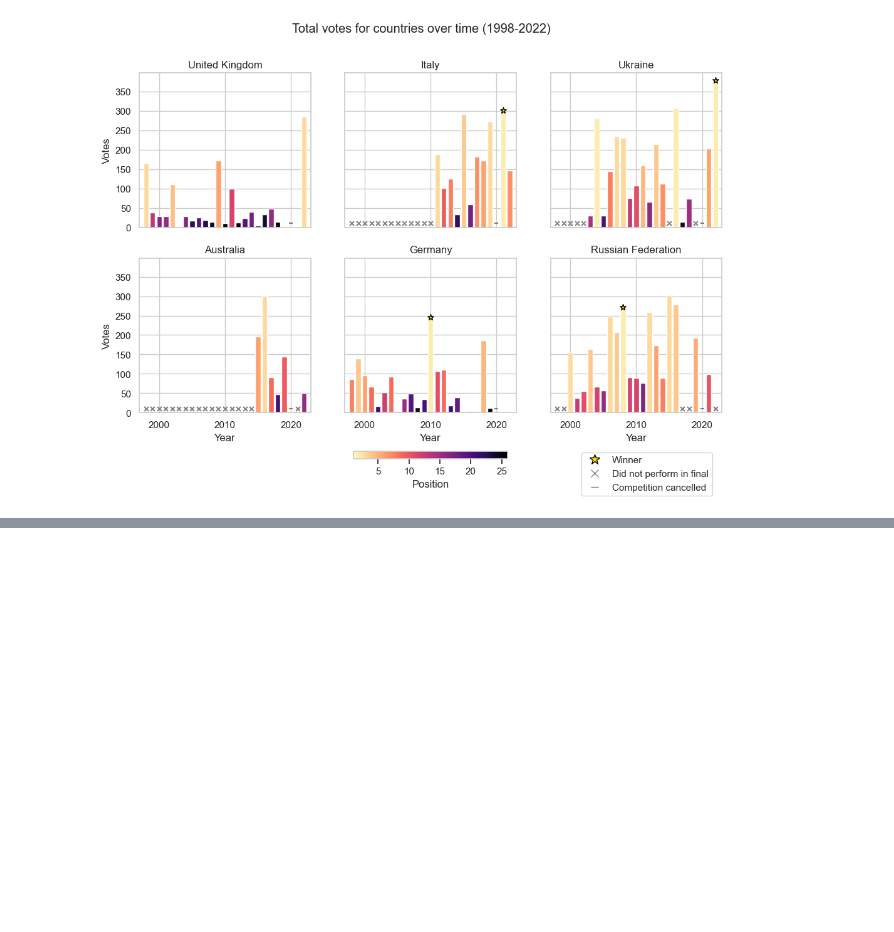
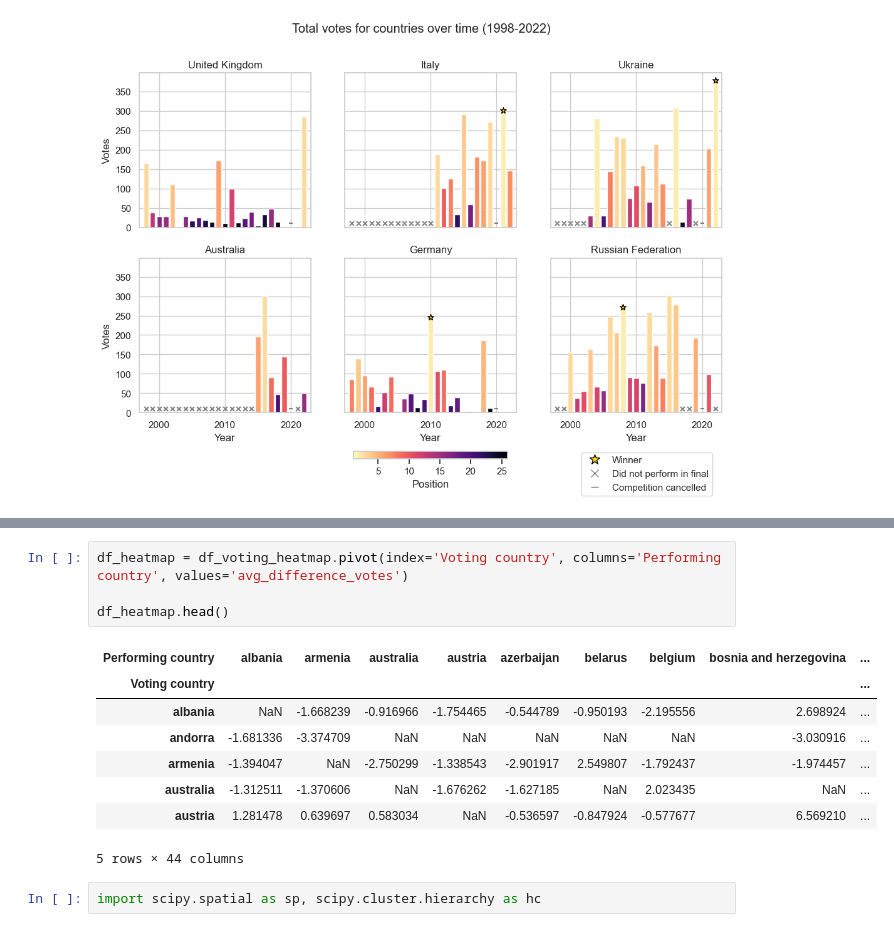
Before and after one commit to KatrionaGoldmann/Eurovision_TDS, a Jupyter notebook: eurovision/notebooks/voting_visualisations.ipynb, the cells around one changed output, grey strips where cells are left out. Drawn from its saved outputs; the diff is of its cells as text; blank space fills up the shorter version.

```diff
--- a/eurovision/notebooks/voting_visualisations.ipynb
+++ b/eurovision/notebooks/voting_visualisations.ipynb
@@ -118,0 +189,15 @@ plt.show()
+# %%
+df_heatmap = df_voting_heatmap.pivot(index='Voting country', columns='Performing country', values='avg_difference_votes')
+
+df_heatmap.head()
+# %% [output]
+| Performing country | albania | armenia | australia | austria | azerbaijan | belarus | belgium | bosnia and herzegovina | ... |
+| Voting country |  |  |  |  |  |  |  |  | ... |
+| albania | NaN | -1.668239 | -0.916966 | -1.754465 | -0.544789 | -0.950193 | -2.195556 | 2.698924 | ... |
+| andorra | -1.681336 | -3.374709 | NaN | NaN | NaN | NaN | NaN | -3.030916 | ... |
+| armenia | -1.394047 | NaN | -2.750299 | -1.338543 | -2.901917 | 2.549807 | -1.792437 | -1.974457 | ... |
+| australia | -1.312511 | -1.370606 | NaN | -1.676262 | -1.627185 | NaN | 2.023435 | NaN | ... |
+| austria | 1.281478 | 0.639697 | 0.583034 | NaN | -0.536597 | -0.847924 | -0.577677 | 6.569210 | ... |
+5 rows × 44 columns
+# %%
+import scipy.spatial as sp, scipy.cluster.hierarchy as hc
```
Also changed, not shown: parts of 19 cells of this notebook.
